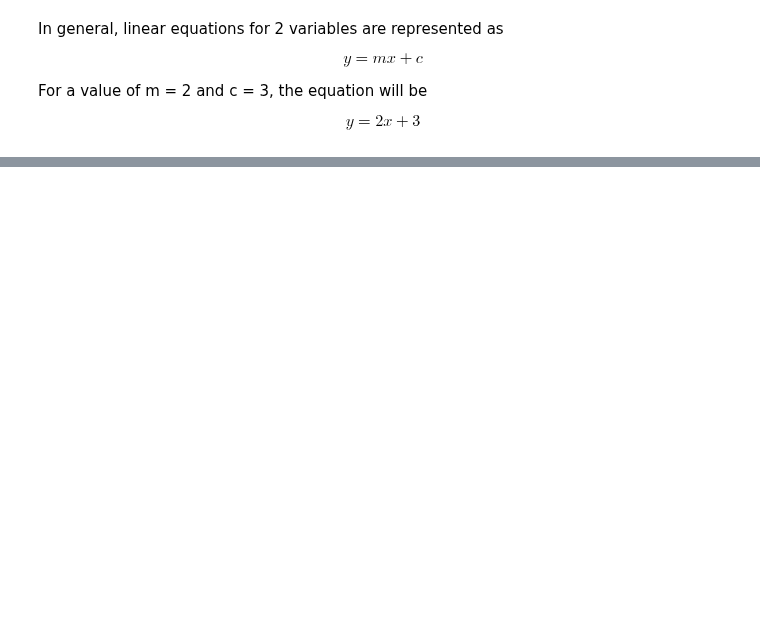
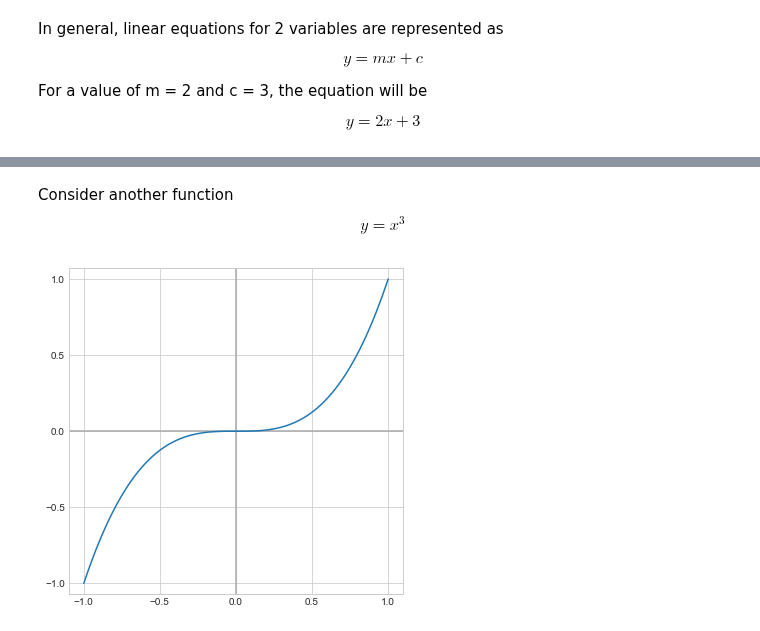
Before and after one commit to mandliya/ml, a Jupyter notebook: maths/linear_algebra/Linear_Algebra_Basics.ipynb, the cells around one changed output, grey strips where cells are left out. Cells and saved outputs as stored; diff of their text form; code cells hidden in the pictures; blank space fills up the shorter version.

```diff
--- a/maths/linear_algebra/Linear_Algebra_Basics.ipynb
+++ b/maths/linear_algebra/Linear_Algebra_Basics.ipynb
@@ -209 +214,34 @@ plt.plot(x, np.sin(x), linestyle='solid', color='red')
 [figure]
+# %% [markdown]
+Consider another function
+$$
+y = x^3
+$$
+# %%
+a = 1
+b = 0
+p = 3
+
+# create x and y vectors
+x = np.linspace(-1, 1, 100)
+y = a * x ** p + b
+
+# choose figure size
+plt.figure(figsize=(6, 6))
+
+# Assure that ticks are displayed with a step equal to 0.5
+ax = plt.gca()
+ax.xaxis.set_major_locator(ticker.MultipleLocator(0.5))
+ax.yaxis.set_major_locator(ticker.MultipleLocator(0.5))
+
+# draw axes
+plt.axhline(0, c='#A9A9A9')
+plt.axvline(0, c='#A9A9A9')
+
+# assure x and y axis have the same scale
+plt.axis('equal')
+
+plt.plot(x, y)
+plt.show()
+# %% [output]
+[figure, added]
```
Also changed, not shown: parts of 12 cells of this notebook, 4 other files.
